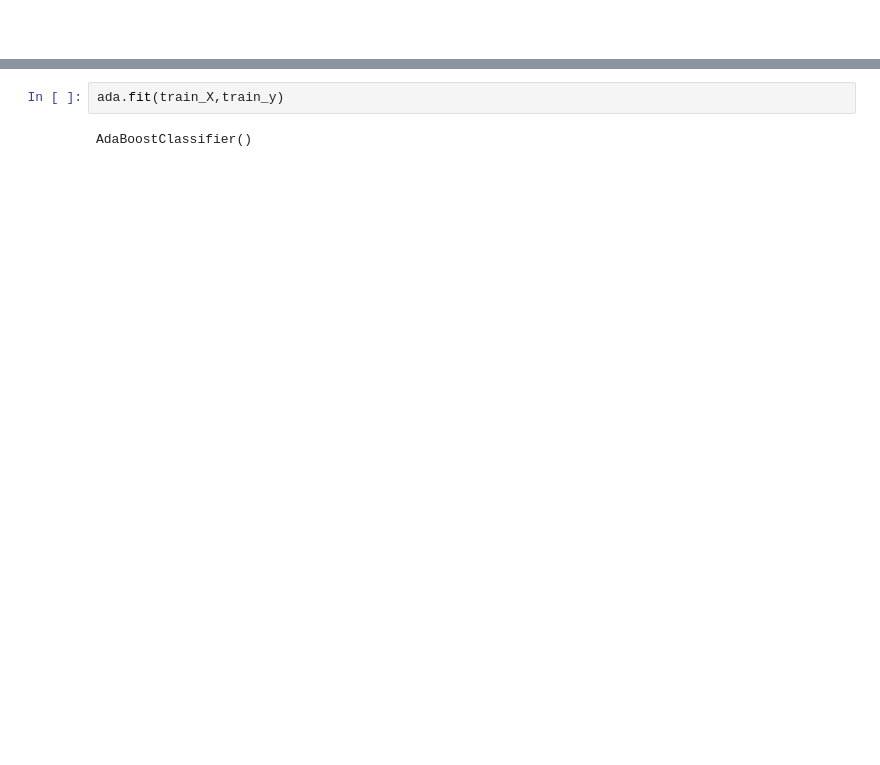
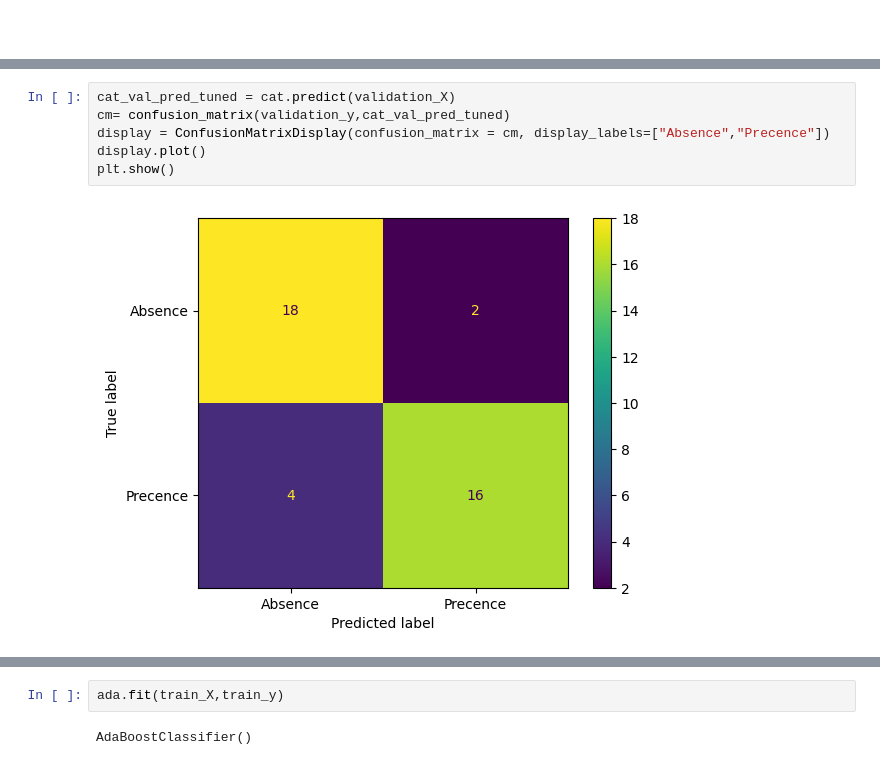
Before and after one commit to micheleishere/CO2, a Jupyter notebook: Project_CO2_main.ipynb, the cells around one changed output, grey strips where cells are left out. Drawn from its saved outputs; the diff is of its cells as text; blank space fills up the shorter version.

Commit message:
tuned Hyperparamter

```diff
--- a/Project_CO2_main.ipynb
+++ b/Project_CO2_main.ipynb
@@ -461,0 +586,8 @@ Text(0, 0.5, 'Accuracy')
+# %%
+cat_val_pred_tuned = cat.predict(validation_X)
+cm= confusion_matrix(validation_y,cat_val_pred_tuned)
+display = ConfusionMatrixDisplay(confusion_matrix = cm, display_labels=["Absence","Precence"])
+display.plot()
+plt.show()
+# %% [output]
+[figure, added]
```
Also changed, not shown: parts of 28 cells of this notebook, 39 other files.
